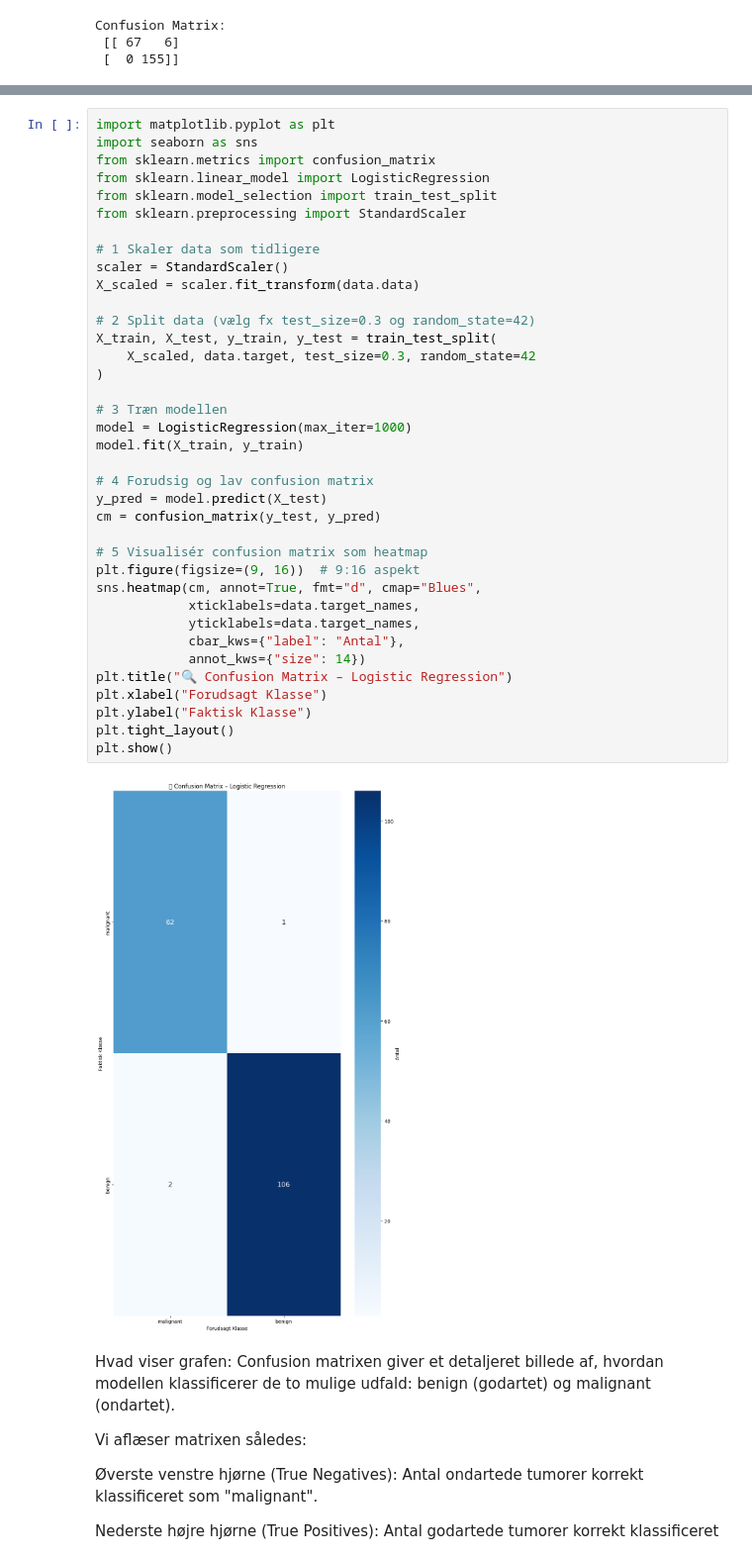
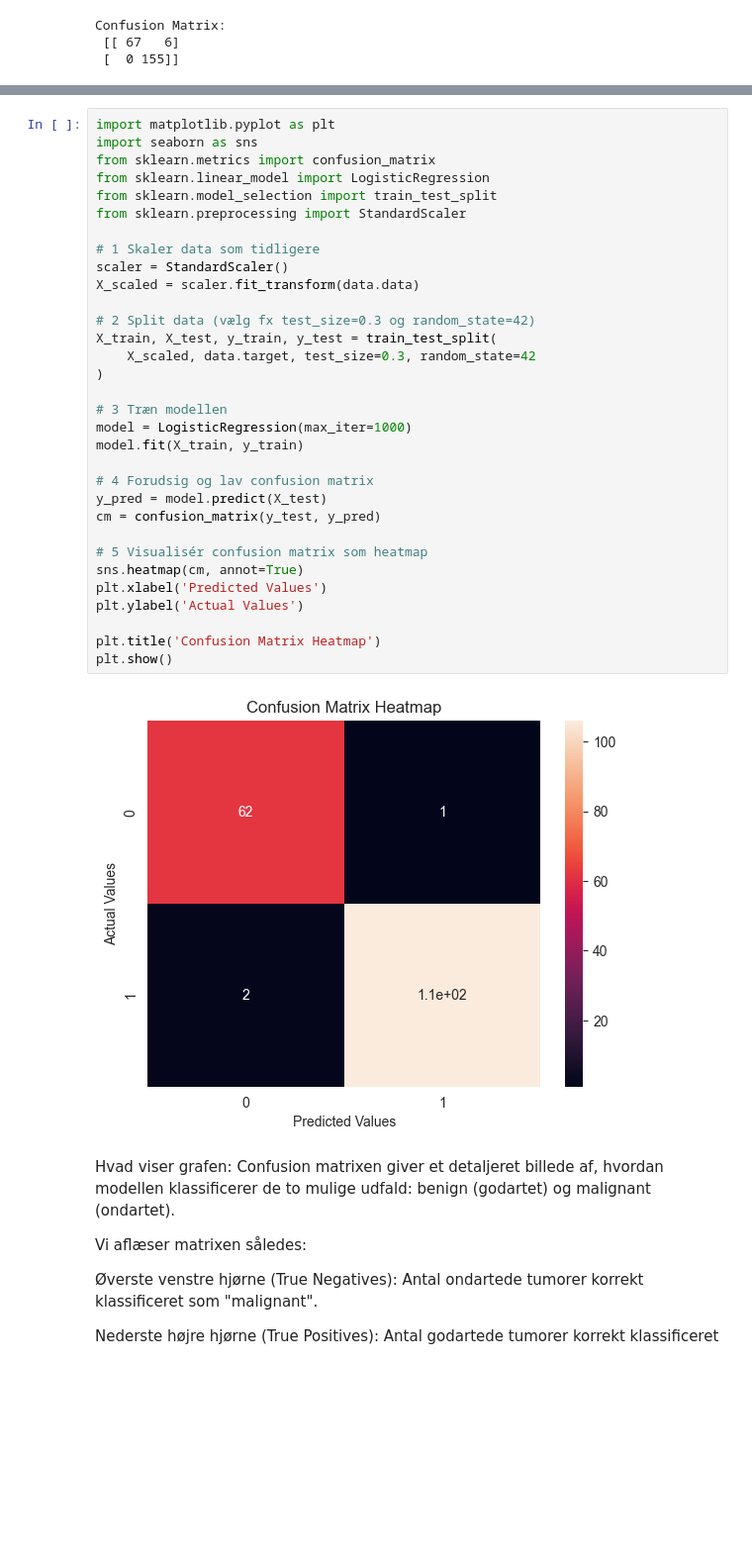
Before and after one commit to Noural07/PetFinderProjekt, a Jupyter notebook: explorer.ipynb, the cells around one changed output, grey strips where cells are left out. Shown at 99% size. Saved outputs shown, nothing was run; the diff lists cells and outputs as text; blank space fills up the shorter version.

```diff
--- a/explorer.ipynb
+++ b/explorer.ipynb
@@ -322,42 +322,37 @@ Confusion Matrix:
 # %%
 import matplotlib.pyplot as plt
 import seaborn as sns
 from sklearn.metrics import confusion_matrix
 from sklearn.linear_model import LogisticRegression
 from sklearn.model_selection import train_test_split
 from sklearn.preprocessing import StandardScaler
 
 # 1 Skaler data som tidligere
 scaler = StandardScaler()
 X_scaled = scaler.fit_transform(data.data)
 
 # 2 Split data (vælg fx test_size=0.3 og random_state=42)
 X_train, X_test, y_train, y_test = train_test_split(
     X_scaled, data.target, test_size=0.3, random_state=42
 )
 
 # 3 Træn modellen
 model = LogisticRegression(max_iter=1000)
 model.fit(X_train, y_train)
 
 # 4 Forudsig og lav confusion matrix
 y_pred = model.predict(X_test)
 cm = confusion_matrix(y_test, y_pred)
 
 # 5 Visualisér confusion matrix som heatmap
-plt.figure(figsize=(9, 16))  # 9:16 aspekt
-sns.heatmap(cm, annot=True, fmt="d", cmap="Blues",
-            xticklabels=data.target_names,
-            yticklabels=data.target_names,
-            cbar_kws={"label": "Antal"},
-            annot_kws={"size": 14})
-plt.title("🔍 Confusion Matrix – Logistic Regression")
-plt.xlabel("Forudsagt Klasse")
-plt.ylabel("Faktisk Klasse")
-plt.tight_layout()
+sns.heatmap(cm, annot=True)
+plt.xlabel('Predicted Values')
+plt.ylabel('Actual Values')
+
+plt.title('Confusion Matrix Heatmap')
 plt.show()
 # %% [output]
-[figure, old version]
+[figure, new version]
 # %% [markdown]
 Hvad viser grafen: Confusion matrixen giver et detaljeret billede af, hvordan modellen klassificerer de to mulige udfald: benign (godartet) og malignant (ondartet).
 
```
Also changed, not shown: parts of 20 cells of this notebook.
